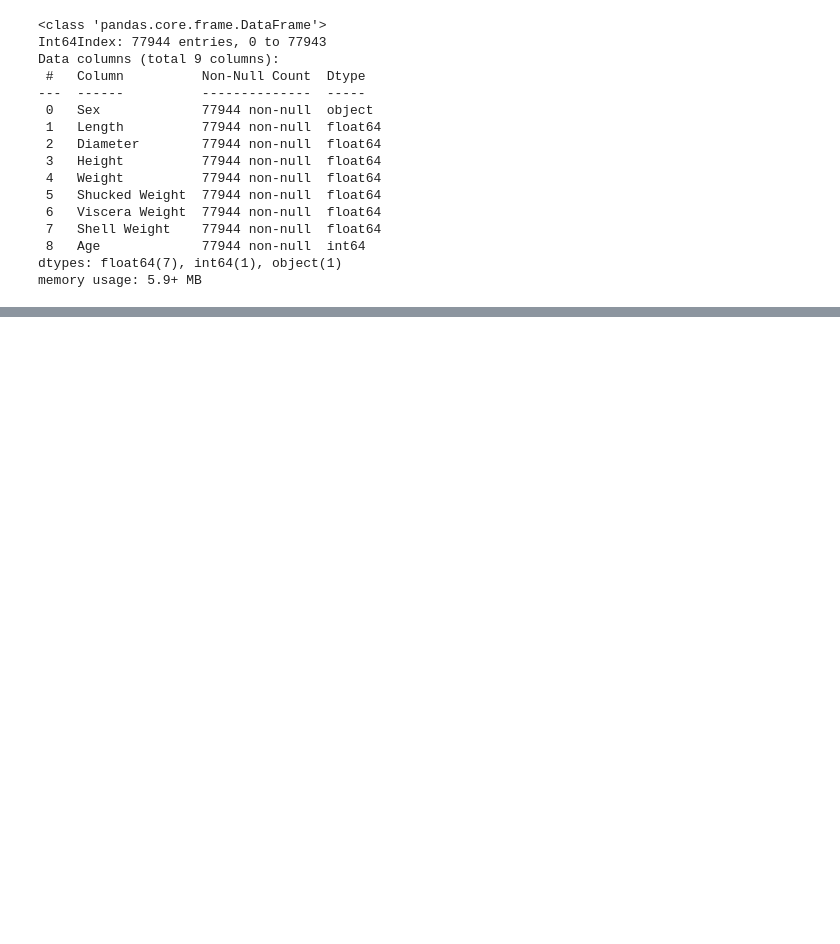
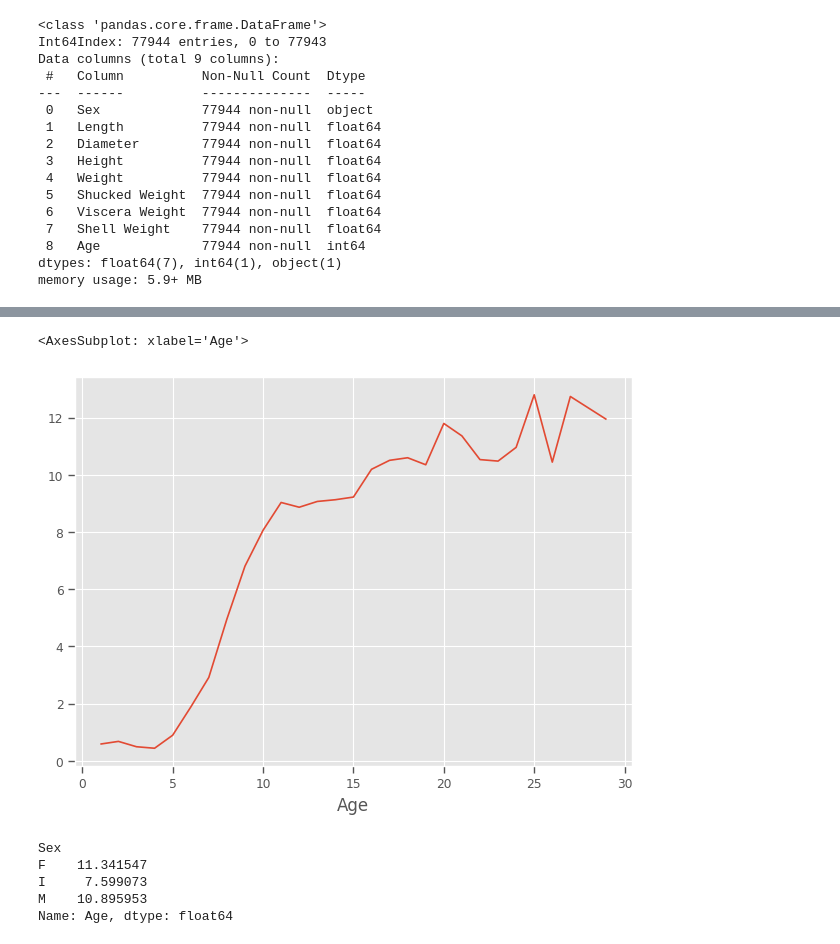
Before and after one commit to bibekebib/kaggle-Competitions, a Jupyter notebook: playground-series-s3e16/Regression with Crab age dataset.ipynb, the cells around one changed output, grey strips where cells are left out. Cells and saved outputs as stored; diff of their text form; code cells hidden in the pictures; blank space fills up the shorter version.

```diff
--- a/playground-series-s3e16/Regression with Crab age dataset.ipynb
+++ b/playground-series-s3e16/Regression with Crab age dataset.ipynb
@@ -173,0 +197,13 @@ sns.heatmap(df_fin.drop(['Diameter','Shucked Weight','Viscera Weight', 'Shell We
+# %%
+df['Shell Weight'].groupby(df['Age']).mean().plot.line()
+# %% [output]
+<AxesSubplot: xlabel='Age'>
+[figure, added]
+# %%
+df['Age'].groupby(df['Sex']).mean()
+# %% [output]
+Sex
+F    11.341547
+I     7.599073
+M    10.895953
+Name: Age, dtype: float64
```
Also changed, not shown: parts of 15 cells of this notebook.
